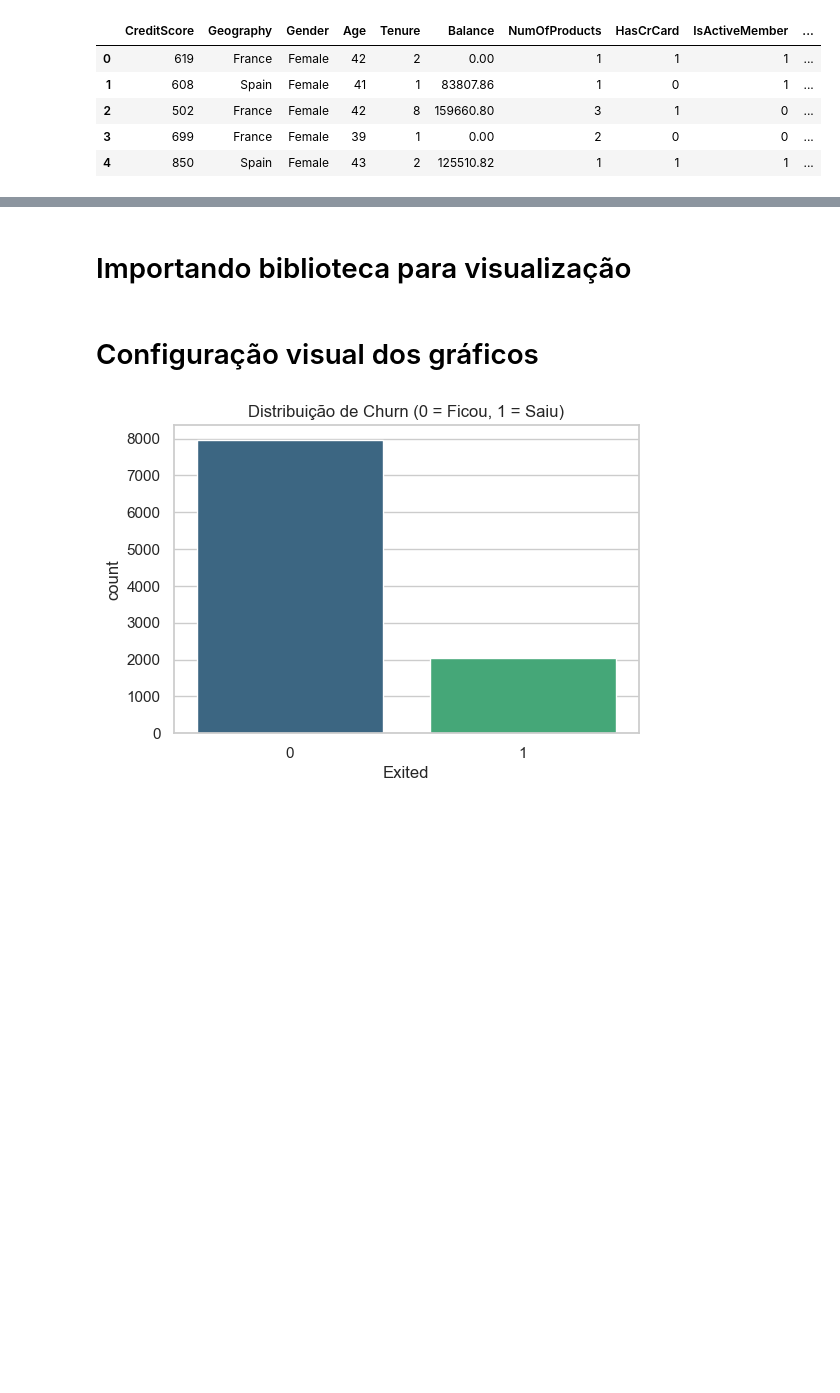
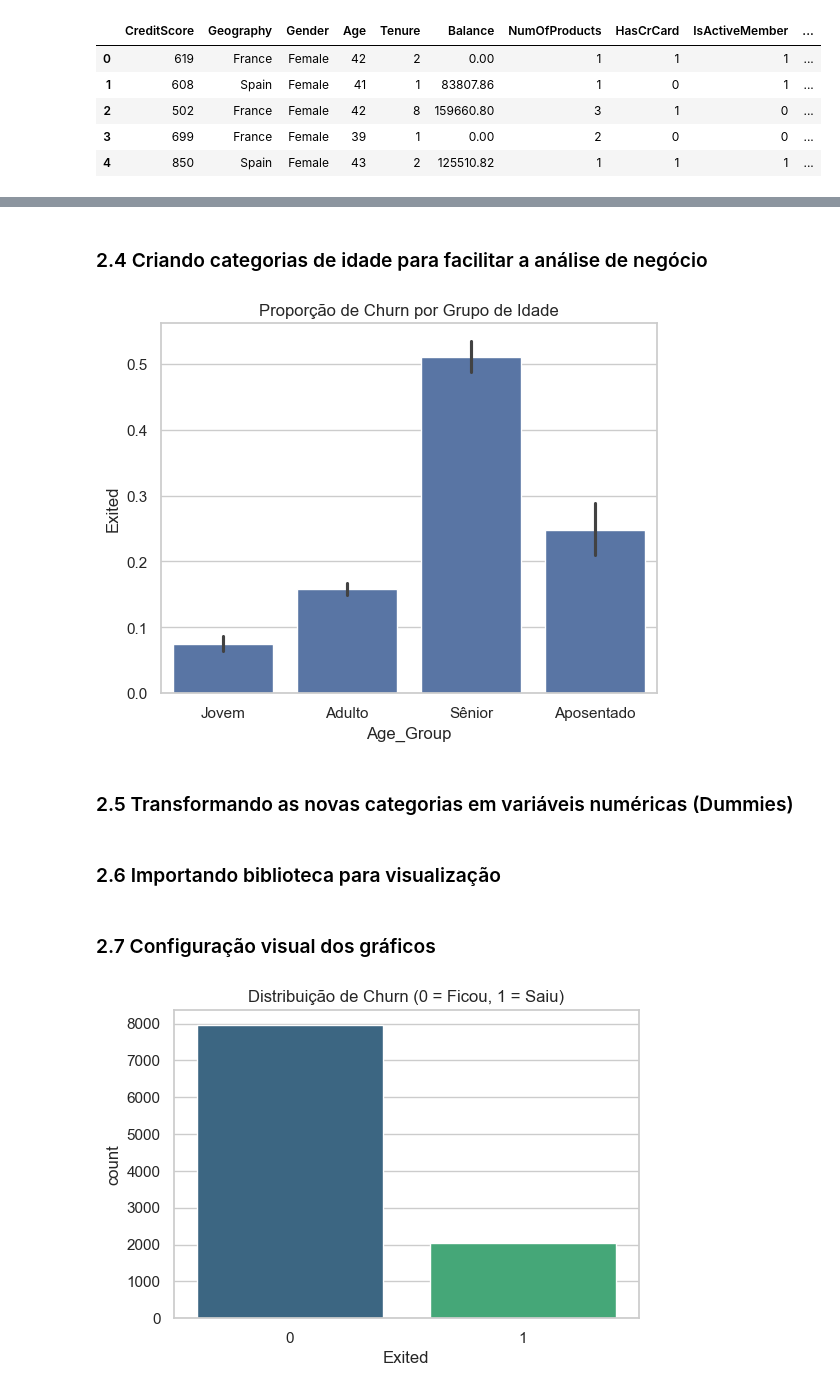
Before and after one commit to gpranjos/previsao-churn-bancario, a Jupyter notebook: Projeto1_cancelamento_clientes_banco.ipynb, the cells around one changed output, grey strips where cells are left out. Saved outputs shown, nothing was run; the diff lists cells and outputs as text; code cells hidden in the pictures; blank space fills up the shorter version.

```diff
--- a/Projeto1_cancelamento_clientes_banco.ipynb
+++ b/Projeto1_cancelamento_clientes_banco.ipynb
@@ -102,0 +180,16 @@ display(df.head())
+# %% [markdown]
+### 2.4 Criando categorias de idade para facilitar a análise de negócio
+# %%
+# Bins: 0-30 (Jovem), 30-45 (Adulto), 45-60 (Sênior), 60+ (Aposentado)
+df['Age_Group'] = pd.cut(df['Age'],
+                        bins=[0, 30, 45, 60, 100],
+                        labels=['Jovem', 'Adulto', 'Sênior', 'Aposentado'])
+
+# Visualizando se a nova variável faz sentido
+sns.barplot(data=df, x='Age_Group', y='Exited')
+plt.title('Proporção de Churn por Grupo de Idade')
+plt.show()
+# %% [output]
+[figure, added]
+# %% [markdown]
+### 2.5 Transformando as novas categorias em variáveis numéricas (Dummies)
@@ -103,10 +198,10 @@ display(df.head())
 # %% [markdown]
-# Importando biblioteca para visualização
+### 2.6 Importando biblioteca para visualização
 # %%
 import matplotlib.pyplot as plt
 import seaborn as sns
 # %% [markdown]
-# Configuração visual dos gráficos
+### 2.7 Configuração visual dos gráficos
 # %%
 sns.set_theme(style="whitegrid")
 plt.figure(figsize=(6, 4))
```
Also changed, not shown: parts of 58 cells of this notebook.
